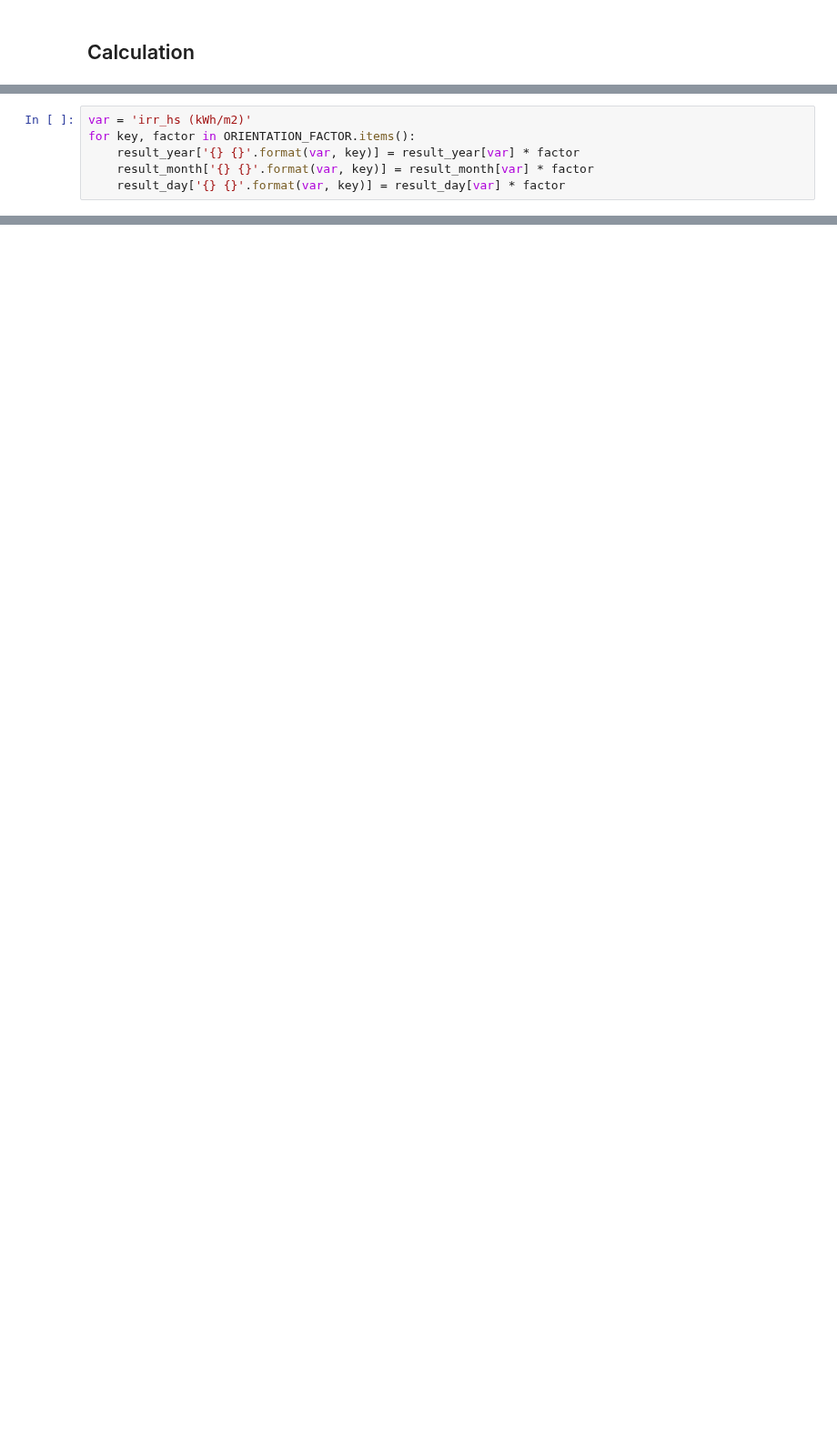
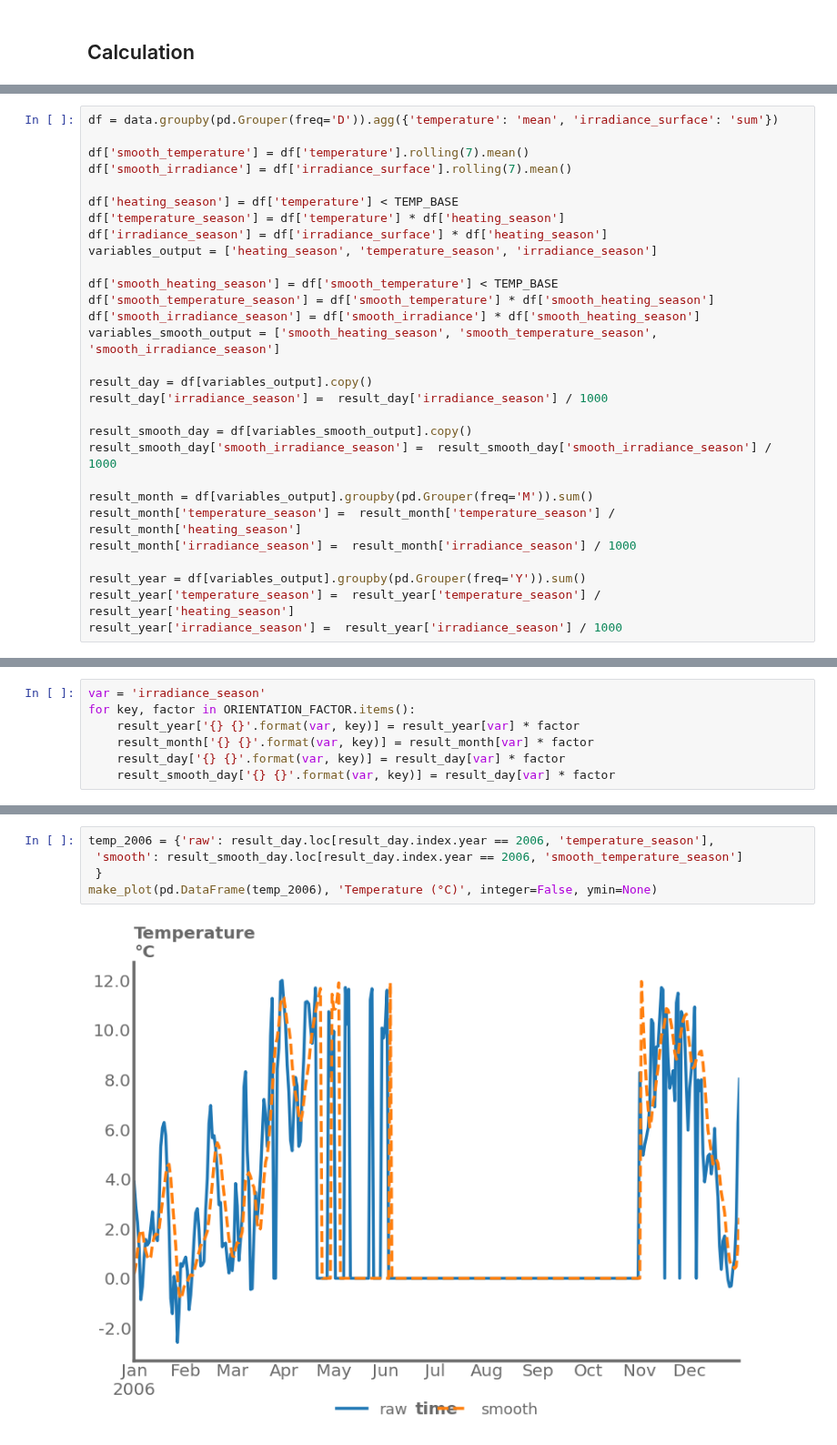
Before and after one commit to CIRED/Res-IRF4, a Jupyter notebook: project/analysis/preprocessing/climatic_data/prepare_climatic.ipynb, the cells around one changed output, grey strips where cells are left out. Shown at 91% size. Drawn from its saved outputs; the diff is of its cells as text; blank space fills up the shorter version.

```diff
--- a/project/analysis/preprocessing/climatic_data/prepare_climatic.ipynb
+++ b/project/analysis/preprocessing/climatic_data/prepare_climatic.ipynb
@@ -63,0 +80,29 @@ result_day = pd.concat((pd.DataFrame(d_hs_day).rename_axis('year', axis=1).stack
+# %%
+df = data.groupby(pd.Grouper(freq='D')).agg({'temperature': 'mean', 'irradiance_surface': 'sum'})
+
+df['smooth_temperature'] = df['temperature'].rolling(7).mean()
+df['smooth_irradiance'] = df['irradiance_surface'].rolling(7).mean()
+
+df['heating_season'] = df['temperature'] < TEMP_BASE
+df['temperature_season'] = df['temperature'] * df['heating_season']
+df['irradiance_season'] = df['irradiance_surface'] * df['heating_season']
+variables_output = ['heating_season', 'temperature_season', 'irradiance_season']
+
+df['smooth_heating_season'] = df['smooth_temperature'] < TEMP_BASE
+df['smooth_temperature_season'] = df['smooth_temperature'] * df['smooth_heating_season']
+df['smooth_irradiance_season'] = df['smooth_irradiance'] * df['smooth_heating_season']
+variables_smooth_output = ['smooth_heating_season', 'smooth_temperature_season', 'smooth_irradiance_season']
+
+result_day = df[variables_output].copy()
+result_day['irradiance_season'] =  result_day['irradiance_season'] / 1000
+
+result_smooth_day = df[variables_smooth_output].copy()
+result_smooth_day['smooth_irradiance_season'] =  result_smooth_day['smooth_irradiance_season'] / 1000
+
+result_month = df[variables_output].groupby(pd.Grouper(freq='M')).sum()
+result_month['temperature_season'] =  result_month['temperature_season'] / result_month['heating_season']
+result_month['irradiance_season'] =  result_month['irradiance_season'] / 1000
+
+result_year = df[variables_output].groupby(pd.Grouper(freq='Y')).sum()
+result_year['temperature_season'] =  result_year['temperature_season'] / result_year['heating_season']
+result_year['irradiance_season'] =  result_year['irradiance_season'] / 1000
@@ -64,8 +119,9 @@ result_day = pd.concat((pd.DataFrame(d_hs_day).rename_axis('year', axis=1).stack
 # %%
-var = 'irr_hs (kWh/m2)'
+var = 'irradiance_season'
 for key, factor in ORIENTATION_FACTOR.items():
     result_year['{} {}'.format(var, key)] = result_year[var] * factor
     result_month['{} {}'.format(var, key)] = result_month[var] * factor
     result_day['{} {}'.format(var, key)] = result_day[var] * factor
+    result_smooth_day['{} {}'.format(var, key)] = result_day[var] * factor
 # %%
 # exporting data yearly
@@ -103,0 +141,7 @@ export_resirf_daily.to_csv('output/climatic_data_daily.csv')
+# %%
+temp_2006 = {'raw': result_day.loc[result_day.index.year == 2006, 'temperature_season'],
+ 'smooth': result_smooth_day.loc[result_day.index.year == 2006, 'smooth_temperature_season']
+ }
+make_plot(pd.DataFrame(temp_2006), 'Temperature (°C)', integer=False, ymin=None)
+# %% [output]
+[figure, added]
```
Also changed, not shown: parts of 13 cells of this notebook, 8 other files.
